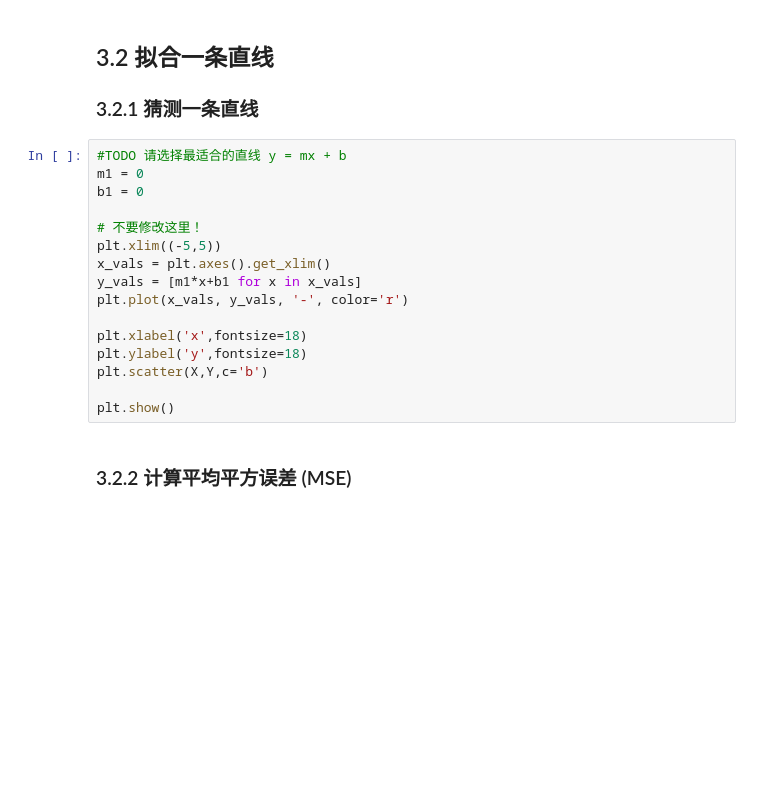
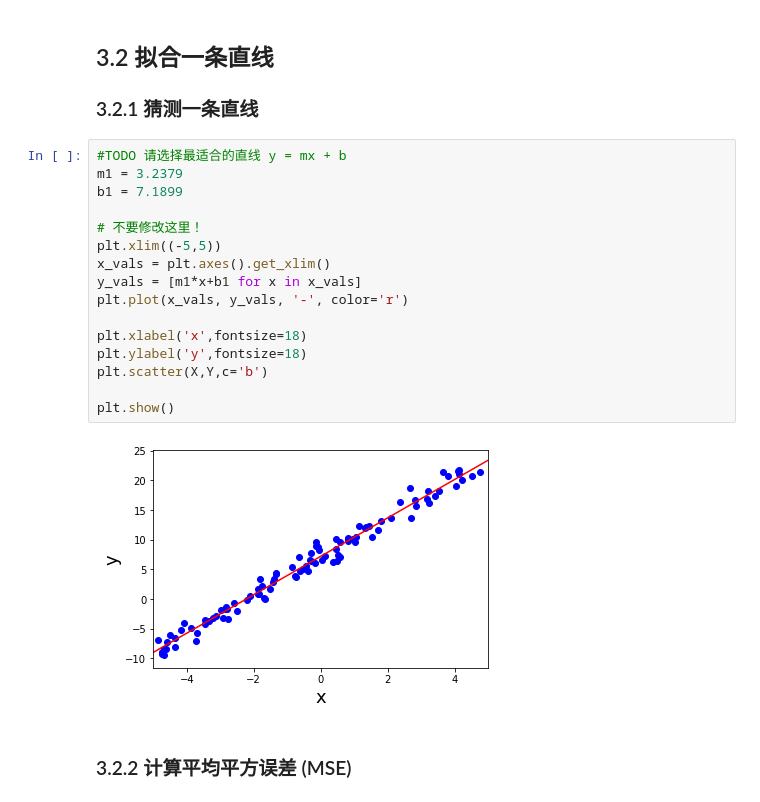
Before and after one commit to liucaizhong/Udacity, a Jupyter notebook: P3/linear_algebra-master/linear_regression_project.ipynb, the cells around one changed output. Saved outputs shown, nothing was run; the diff lists cells and outputs as text; blank space fills up the shorter version.

```diff
--- a/P3/linear_algebra-master/linear_regression_project.ipynb
+++ b/P3/linear_algebra-master/linear_regression_project.ipynb
@@ -446,20 +495,22 @@ plt.show()
 ### 3.2.1 猜测一条直线
 # %%
 #TODO 请选择最适合的直线 y = mx + b
-m1 = 0
-b1 = 0
+m1 = 3.2379
+b1 = 7.1899
 
 # 不要修改这里！
 plt.xlim((-5,5))
 x_vals = plt.axes().get_xlim()
 y_vals = [m1*x+b1 for x in x_vals]
 plt.plot(x_vals, y_vals, '-', color='r')
 
 plt.xlabel('x',fontsize=18)
 plt.ylabel('y',fontsize=18)
 plt.scatter(X,Y,c='b')
 
 plt.show()
+# %% [output]
+[figure, added]
 # %% [markdown]
 ### 3.2.2 计算平均平方误差 (MSE)
 # %% [markdown]
```
Also changed, not shown: parts of 11 cells of this notebook, 3 other files.
